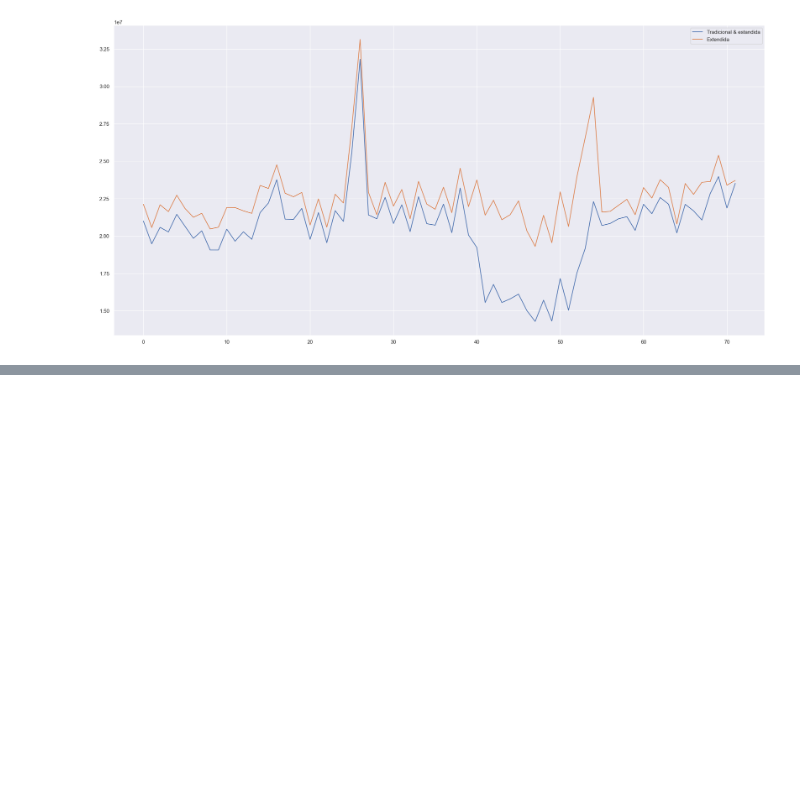
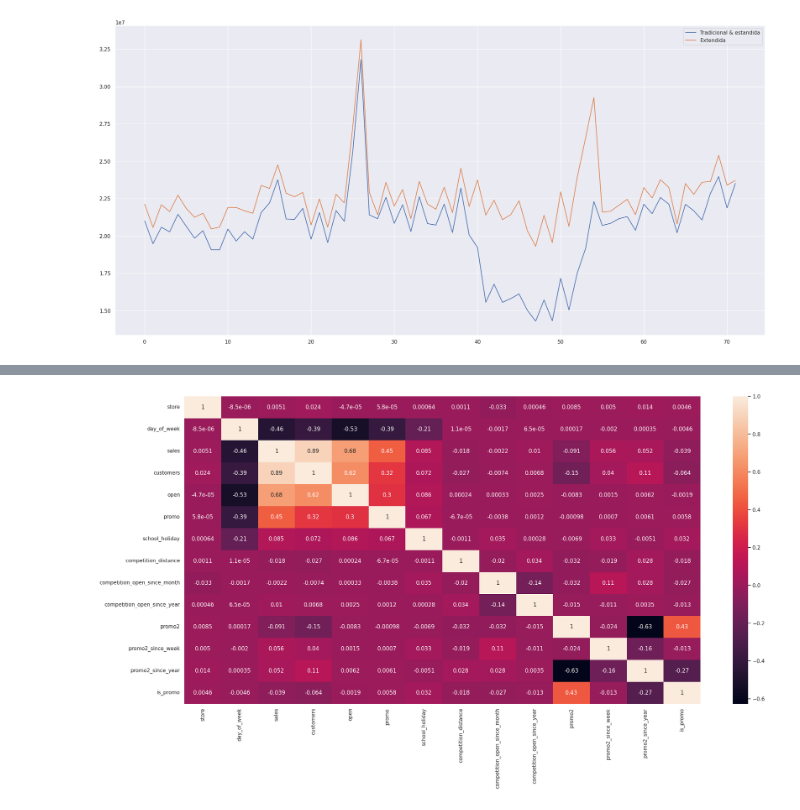
Before and after one commit to segovia-cmp/rosmann_project, a Jupyter notebook: notebooks/store_salar_prediction.ipynb, the cells around one changed output, grey strips where cells are left out. Saved outputs shown, nothing was run; the diff lists cells and outputs as text; code cells hidden in the pictures; blank space fills up the shorter version.

```diff
--- a/notebooks/store_salar_prediction.ipynb
+++ b/notebooks/store_salar_prediction.ipynb
@@ -524 +542,6 @@ sns.barplot(x='month', y='sales', hue='school_holiday', data=aux2)
 [figure]
+# %%
+correlation = num_attributes.corr( method='pearson' )
+sns.heatmap( correlation, annot=True );
+# %% [output]
+[figure, added]
```
Also changed, not shown: parts of 16 cells of this notebook, 1 other file.
